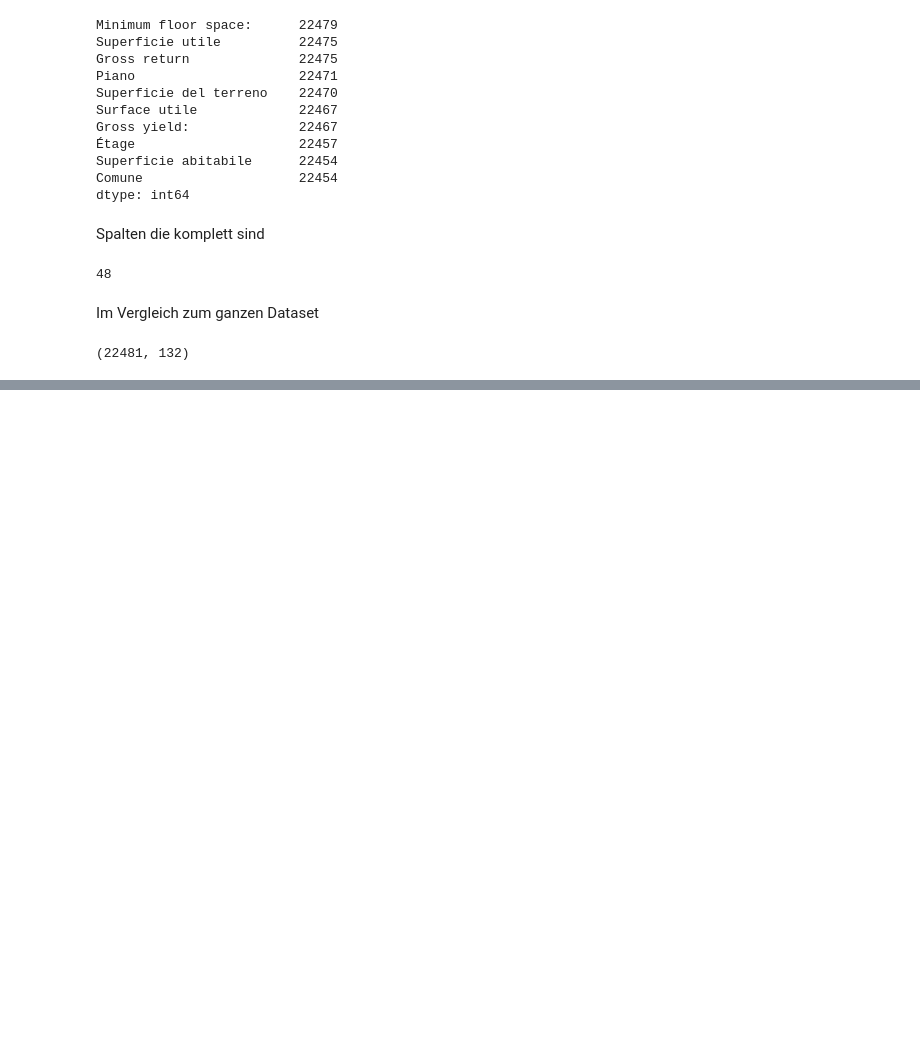
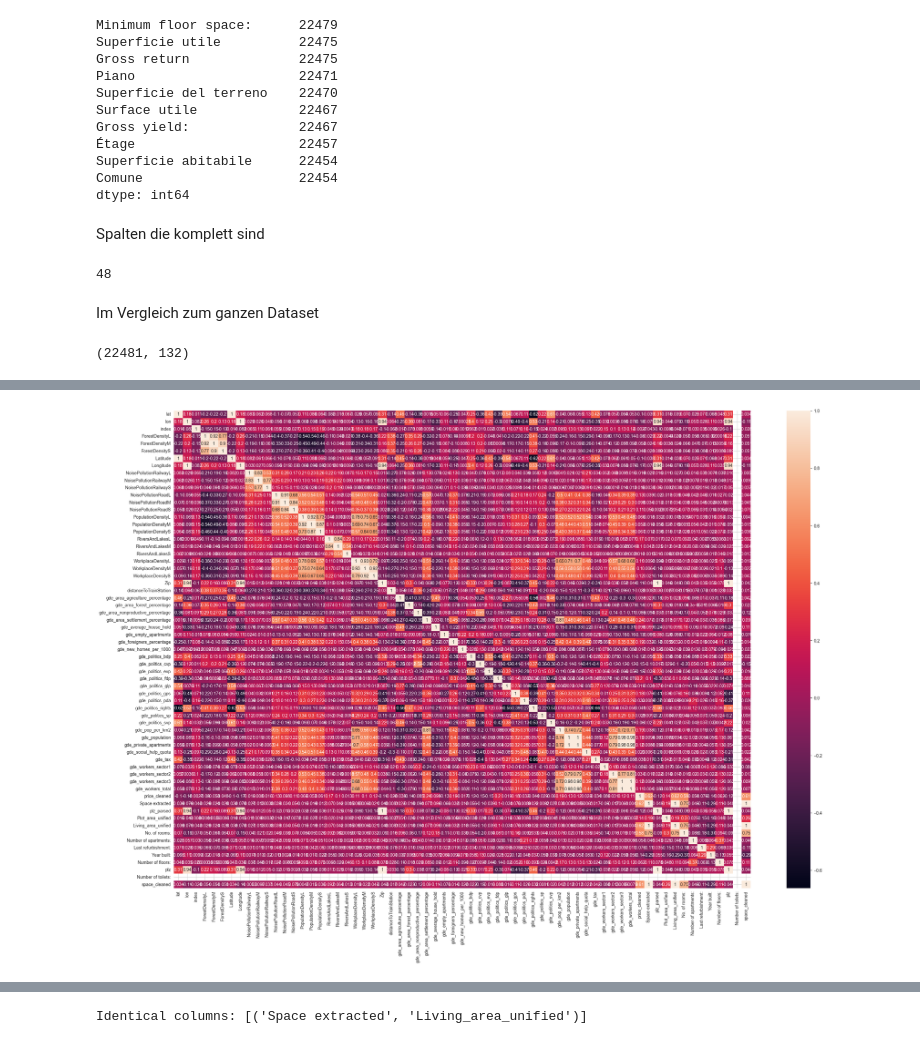
Before and after one commit to staldenhoefler/immo_challenge, a Jupyter notebook: notebooks/EDA.ipynb, the cells around one changed output, grey strips where cells are left out. Cells and saved outputs as stored; diff of their text form; code cells hidden in the pictures; blank space fills up the shorter version.

Commit message:
- checking for duplicated columns

```diff
--- a/notebooks/EDA.ipynb
+++ b/notebooks/EDA.ipynb
@@ -75,0 +103,5 @@ Es gibt sehr viele fehlende Werte. Wenn man die Spalten untersucht sieht man, da
+# %%
+plt.subplots(figsize=(30,20))
+ax = sns.heatmap(df.corr(numeric_only=True), annot=True)
+plt.show()
+# %% [output]
@@ -76,3 +109,4 @@ Es gibt sehr viele fehlende Werte. Wenn man die Spalten untersucht sieht man, da
+[figure, added]
 # %%
 df.loc[df["Minimum floor space:"].isna() == False]
 # %% [output]
@@ -80,3 +114,20 @@ df.loc[df["Minimum floor space:"].isna() == False]
 | 13553 | Ecublens | NaN | NaN | NaN | NaN | Chem. de Montaney 40, 1024 Ecublens | Très bel appartement de 3 1/2 piè... | ... |
 | 13554 | Ecublens | NaN | NaN | NaN | NaN | Chem. de Montaney 40, 1024 Ecublens | Très bel appartement de 3 1/2 piè... | ... |
 2 rows × 132 columns
+# %%
+def find_identical_columns(df):
+    identical_columns = []
+    columns = df.columns
+
+    for i, col1 in enumerate(columns):
+        for col2 in columns[i+1:]:
+            if df[col1].equals(df[col2]):
+                identical_columns.append((col1, col2))
+
+    return identical_columns
+
+# Get the result
+identical_columns = find_identical_columns(df)
+print("Identical columns:", identical_columns)
+# %% [output]
+Identical columns: [('Space extracted', 'Living_area_unified')]
```
Also changed, not shown: parts of 8 cells of this notebook.
